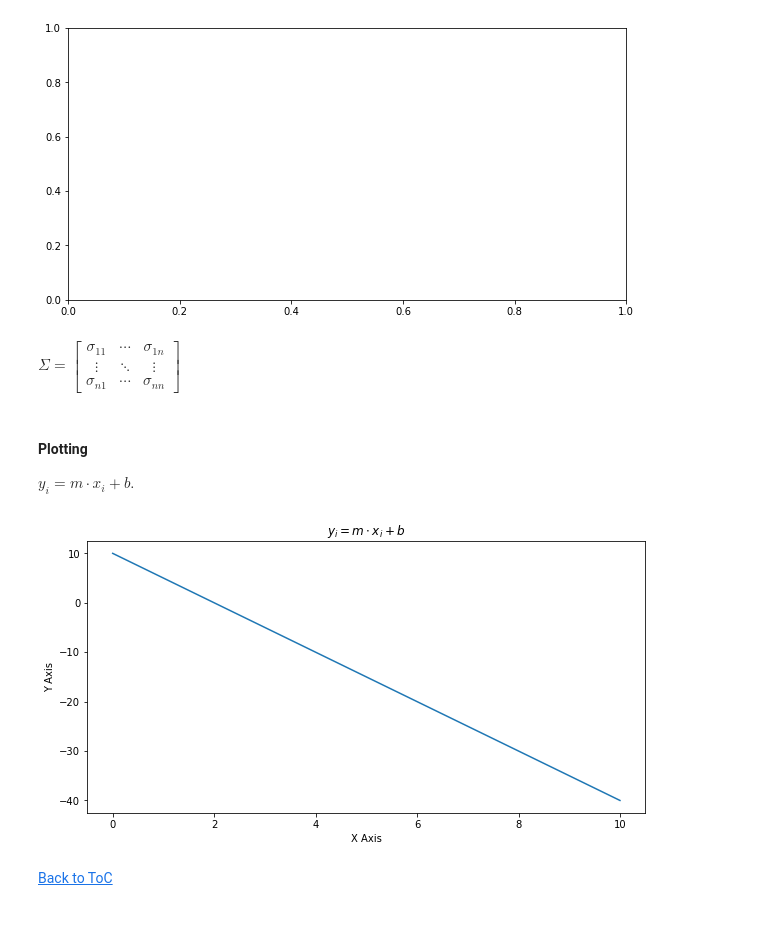
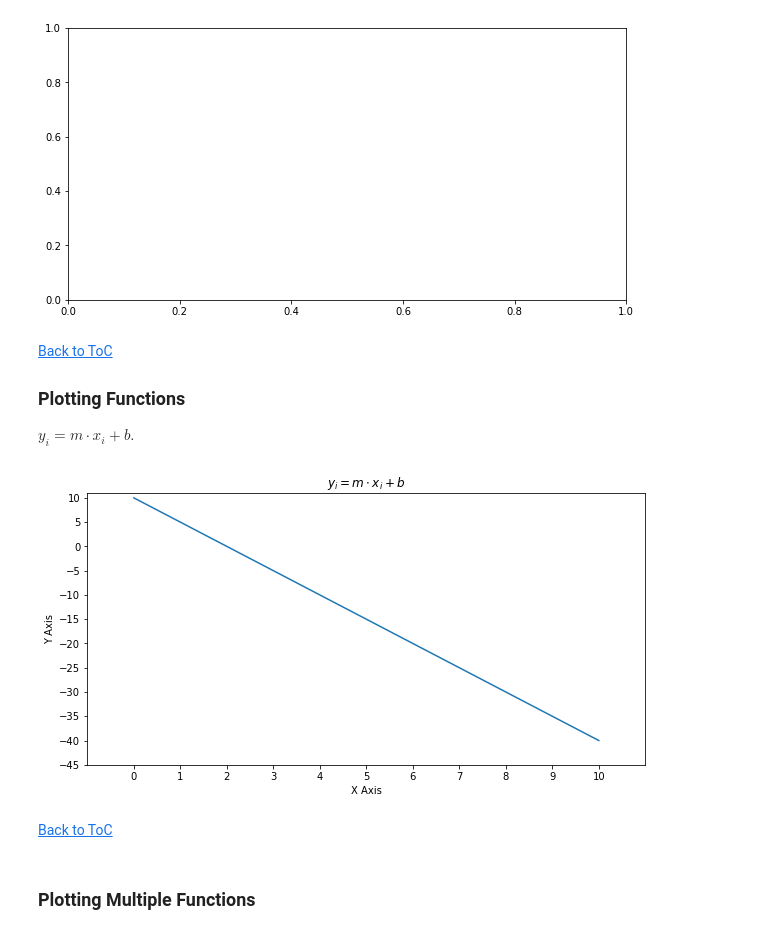
Before and after one commit to vblacklion/Data_Visualizations_with_Matplotlib_and_Seaborn, a Jupyter notebook: Matplotlib.ipynb, the cells around one changed output. Cells and saved outputs as stored; diff of their text form; code cells hidden in the pictures.

Commit message:
Plotting functions added

```diff
--- a/Matplotlib.ipynb
+++ b/Matplotlib.ipynb
@@ -40,19 +41,10 @@ fig, ax = plt.subplots(figsize=(10,5))
 plt.show()
 # %% [output]
 [figure]
-# %% [markdown]
-
-$
-\Sigma=\left[
-\begin{array}{ccc}
-   \sigma_{11} & \cdots & \sigma_{1n} \\
-   \vdots & \ddots & \vdots \\
-   \sigma_{n1} & \cdots & \sigma_{nn}
-\end{array}
-\right]
-$
 # %% [markdown]
- #### Plotting
+ <a href='#toc'>Back to ToC</a>
+ <a id='plotf'></a>
+ ### Plotting Functions
  $y_i = m \cdot x_i + b$.
 # %%
 # Formula
@@ -63,14 +55,29 @@ y = m * x + b
 # %%
 # Plotting the formulae
 fig, ax = plt.subplots(figsize=(10,5))
 
+# Generating the Plot
 ax.plot(x, y)
+
+# Setting Title, X and Y Labels
 ax.set_xlabel("X Axis")
 ax.set_ylabel("Y Axis")
 ax.set_title("$y_i = m \cdot x_i + b$")
 
+# Setting the axis limits
+ax.set_xlim(-1, 11)
+ax.set_ylim(-45, 11)
+
+# Setting the x and y ticks
+ax.set_xticks(np.arange(0,11,1))
+ax.set_yticks(np.arange(-45,15,5))
+
+# Show the plot
 plt.show()
 # %% [output]
-[figure, old version]
+[figure, new version]
 # %% [markdown]
 <a href='#toc'>Back to ToC</a>
+# %% [markdown]
+<a id='plotmf'></a>
+### Plotting Multiple Functions
```
Also changed, not shown: parts of 4 cells of this notebook.
